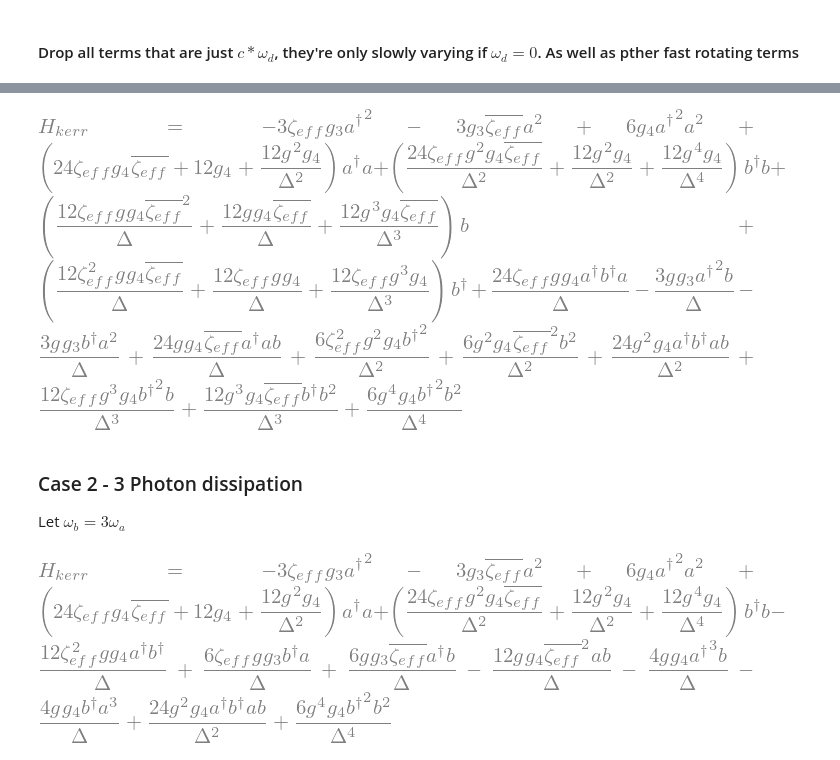
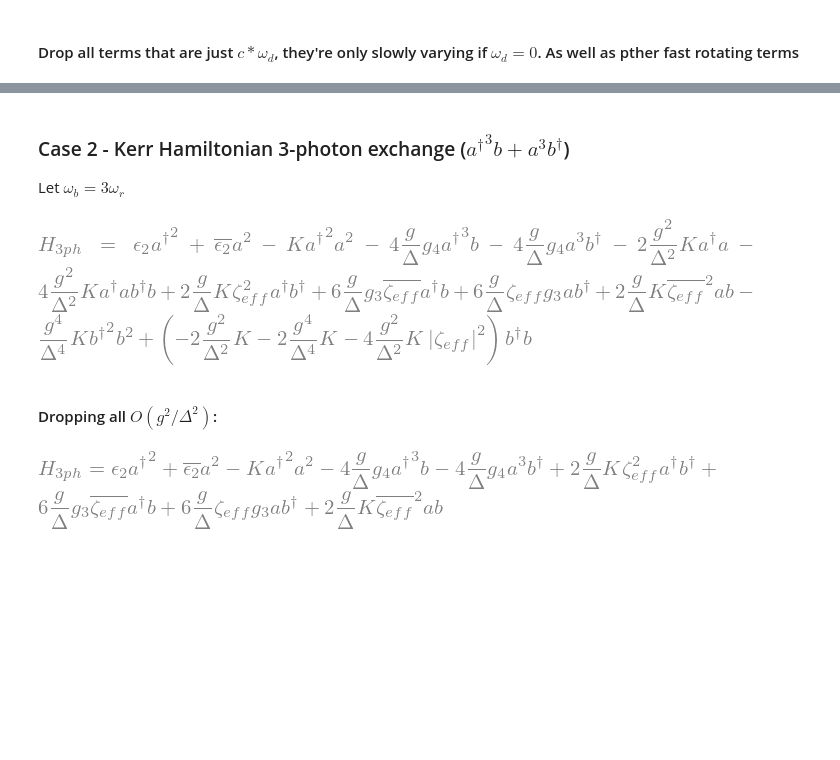
Before and after one commit to royleibov/SymBosonKit, a Jupyter notebook: snail_squidout.ipynb, the cells around one changed output, grey strips where cells are left out. Drawn from its saved outputs; the diff is of its cells as text; code cells hidden in the pictures; blank space fills up the shorter version.

```diff
--- a/snail_squidout.ipynb
+++ b/snail_squidout.ipynb
@@ -342,0 +392,23 @@ Let $\omega_d=2 \omega_a$ and drop all fast rotating terms
+# %%
+H_2ph = H_final.subs({wr: wr_disp}).subs(wd, 2*wr_disp).subs(wb_sym, 2*wr_disp)
+H_2ph = drop_terms_containing(powsimp(H_2ph.expand()), [exp(I * x*wd * t) for x in range(-2, 3)] + \
+                               [exp(I * x*wa_sym * t) for x in range(-12, 13)] + [eps, Dagger(eps)] + \
+                                [exp(I * x*wr_disp * t) for x in range(-8, 9)],
+                                        deep=True)
+H_2ph = powsimp(collect_terms(drop_c_number_terms(normal_ordered_form(H_2ph.expand())), [adag*a, adag**2 * a**2, adag**2, a**2, adag*b,
+                                                                                         bdag*b, bdag*a, b, bdag, bdag**2, b**2])).subs({
+                                                                                             zeta_eff_sym * sp.conjugate(zeta_eff_sym): sp.Abs(zeta_eff_sym)**2,
+                                                                                             -3*zeta_eff_sym*g3: eps2_sym,
+                                                                                             -3*sp.conjugate(zeta_eff_sym)*g3: sp.conjugate(eps2_sym),
+                                                                                             6*g4: -K_sym,
+                                                                                             24*g4: -4*K_sym,
+                                                                                             12*g4: -2*K_sym,
+                                                                                         })
+
+g_deltas = {g/delta: symbols('\\frac{g}{\\Delta}'), g**2/delta**2: symbols('\\frac{g^2}{\\Delta^2}'),
+                g**3/delta**3: symbols('\\frac{g^3}{\\Delta^3}'), g**4/delta**4: symbols('\\frac{g^4}{\\Delta^4}')}
+
+H_2ph = seperate_terms(H_2ph, g_deltas)
+H_2ph = reorder_add(H_2ph, mode_order=[a, b])
+
+display(Eq(symbols('H_{2ph}'), H_2ph))
@@ -343,22 +424,31 @@ Let $\omega_d=2 \omega_a$ and drop all fast rotating terms
+# %% [markdown]
+### Case 2 - Kerr Hamiltonian 3-photon exchange (${a^\dag}^3 b + a^3 b^\dag$)
+
+Let $\omega_b = 3 \omega_r$
 # %%
-H_kerr = H_final.subs({wr: wa_sym}).subs(wd, 2*wa_sym).subs(wb_sym, 2*wa_sym)
-H_kerr = drop_terms_containing(powsimp(H_kerr.expand()), [exp(I * x*wd * t) for x in range(-2, 3)] + \
-                               [exp(I * x*wa_sym * t) for x in range(-12, 13)] + [eps, Dagger(eps)],
+H_3ph = H_final.subs({wr: wr_disp}).subs(wd, 2*wr_disp).subs(wb_sym, 3*wr_disp)
+H_3ph = drop_terms_containing(powsimp(H_3ph.expand()), [exp(I * x*wd * t) for x in range(-2, 3)] + \
+                               [exp(I * x*wa_sym * t) for x in range(-12, 13)] + [eps, Dagger(eps)] + \
+                                [exp(I * x*wr_disp * t) for x in range(-12, 13)],
                                         deep=True)
-H_kerr = powsimp(collect_terms(drop_c_number_terms(normal_ordered_form(H_kerr.expand())), [adag*a, adag**2 * a**2, adag**2, a**2, adag*b, bdag*b, bdag*a, b, bdag, bdag**2, b**2]))
-display(Eq(symbols('H_{kerr}'), H_kerr))
+H_3ph = powsimp(collect_terms(drop_c_number_terms(normal_ordered_form(H_3ph.expand())),
+                              [adag*a, adag**2 * a**2, adag**2, a**2, adag*b, bdag*b, bdag*a, b, bdag, bdag**2, b**2])).subs({
+                                                                                             zeta_eff_sym * sp.conjugate(zeta_eff_sym): sp.Abs(zeta_eff_sym)**2,
+                                                                                             -3*zeta_eff_sym*g3: eps2_sym,
+                                                                                             -3*sp.conjugate(zeta_eff_sym)*g3: sp.conjugate(eps2_sym),
+                                                                                             6*g4: -K_sym,
+                                                                                             24*g4: -4*K_sym,
+                                                                                             12*g4: -2*K_sym,
+                                                                                         })
+H_3ph = seperate_terms(H_3ph, g_deltas)
+H_3ph = reorder_add(H_3ph, mode_order=[a, b])
+display(Eq(symbols('H_{3ph}'), H_3ph))
 # %% [output]
-[figure, old version]
+[figure, new version]
-# %% [markdown]
-### Case 2 - 3 Photon dissipation
-
-Let $\omega_b = 3 \omega_a$
+# %% [markdown]
+#### Dropping all $O(g^2/\Delta^2)$:
 # %%
-H_kerr = H_final.subs({wr: wa_sym}).subs(wd, 2*wa_sym).subs(wb_sym, 3*wa_sym)
-H_kerr = drop_terms_containing(powsimp(H_kerr.expand()), [exp(I * x*wd * t) for x in range(-2, 3)] + \
-                               [exp(I * x*wa_sym * t) for x in range(-12, 13)] + [eps, Dagger(eps)],
-                                        deep=True)
-H_kerr = powsimp(collect_terms(drop_c_number_terms(normal_ordered_form(H_kerr.expand())), [adag*a, adag**2 * a**2, adag**2, a**2, adag*b, bdag*b, bdag*a, b, bdag, bdag**2, b**2]))
-display(Eq(symbols('H_{kerr}'), H_kerr))
+H_3ph = reorder_add(powsimp(collect_terms(drop_terms_containing(H_3ph.expand(), [g**2/delta**2, g**3/delta**3, g**4/delta**4] + [g_deltas[x] for x in g_deltas.keys() if x != g/delta]), [adag*a, adag**2 * a**2, adag**2, a**2, adag*b, bdag*b, bdag*a, b, bdag, bdag**2, b**2])), [])
+display(Eq(symbols('H_{3ph}'), H_3ph))
 # %% [output]
-[figure, old version]
+[figure, new version]
```
Also changed, not shown: parts of 30 cells of this notebook, 1 other file.
